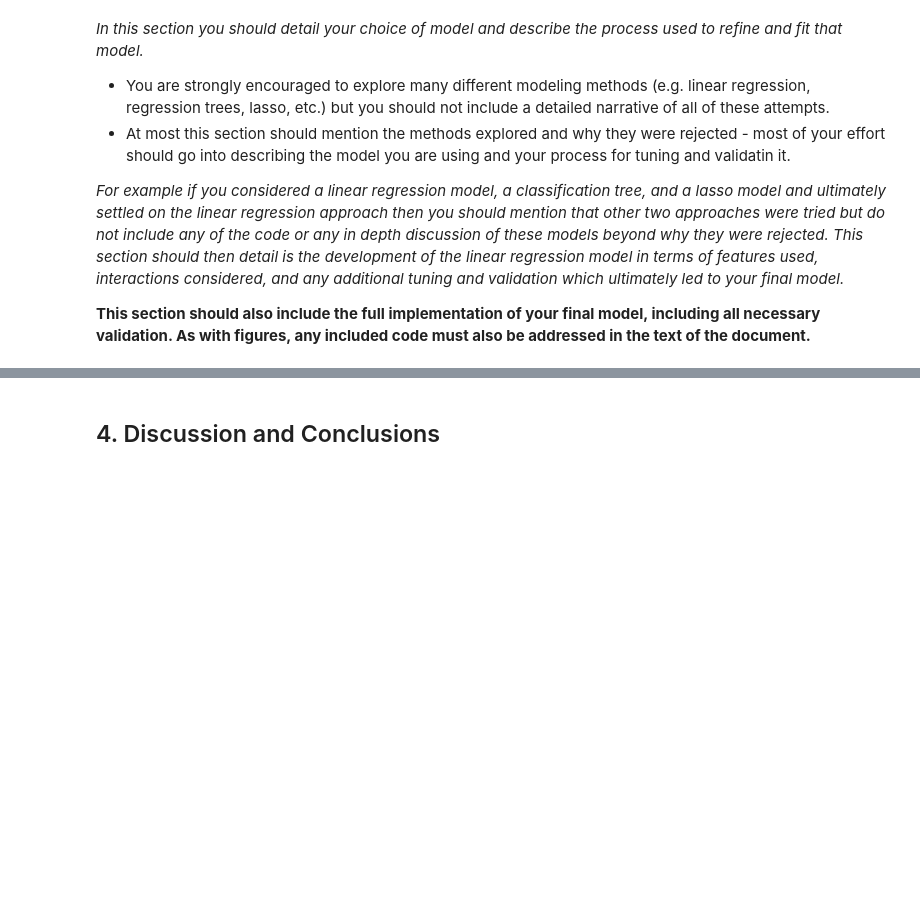
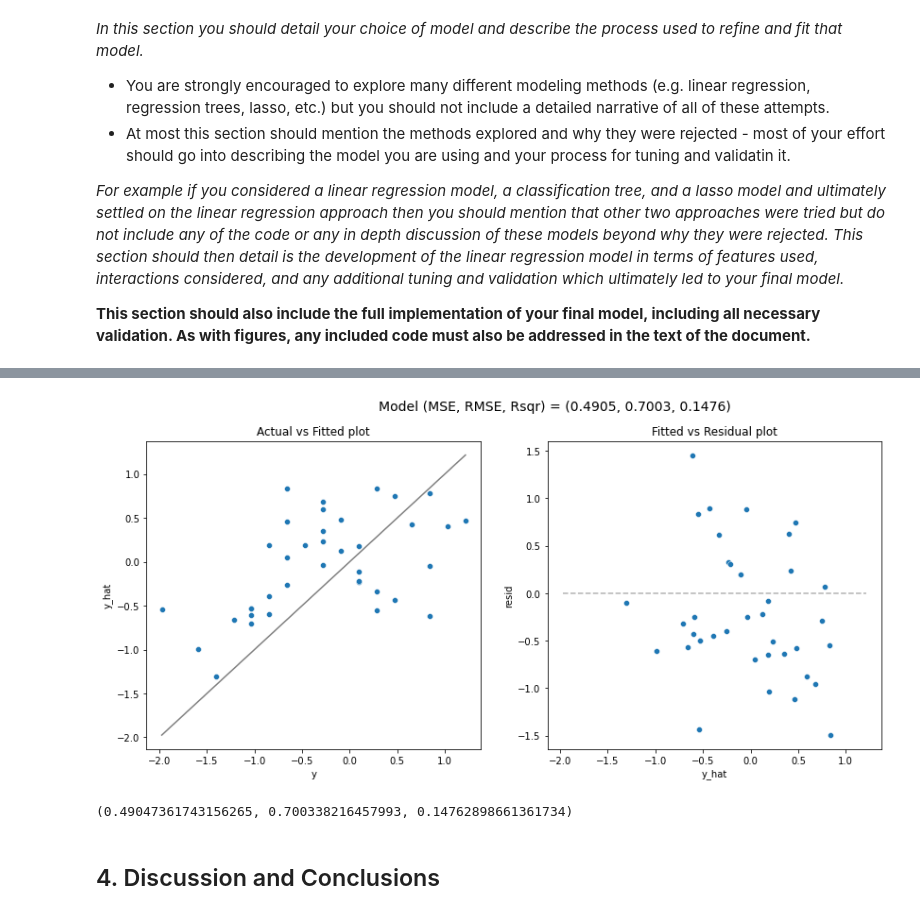
Before and after one commit to Mengyao41/ML_proj1, a Jupyter notebook: project1.ipynb, the cells around one changed output, grey strips where cells are left out. Drawn from its saved outputs; the diff is of its cells as text; code cells hidden in the pictures; blank space fills up the shorter version.

```diff
--- a/project1.ipynb
+++ b/project1.ipynb
@@ -569,3 +646,8 @@ display(all_scores.xs('sd', level=1, drop_level=False))
+# %%
+model_fit(ridge_model, Xs_test, ys_test, plot = True)
+# %% [output]
+[figure, added]
+(0.49047361743156265, 0.700338216457993, 0.14762898661361734)
 # %% [markdown]
 ## 4. Discussion and Conclusions
 # %% [markdown]
```
Also changed, not shown: parts of 25 cells of this notebook, 1 other file.
